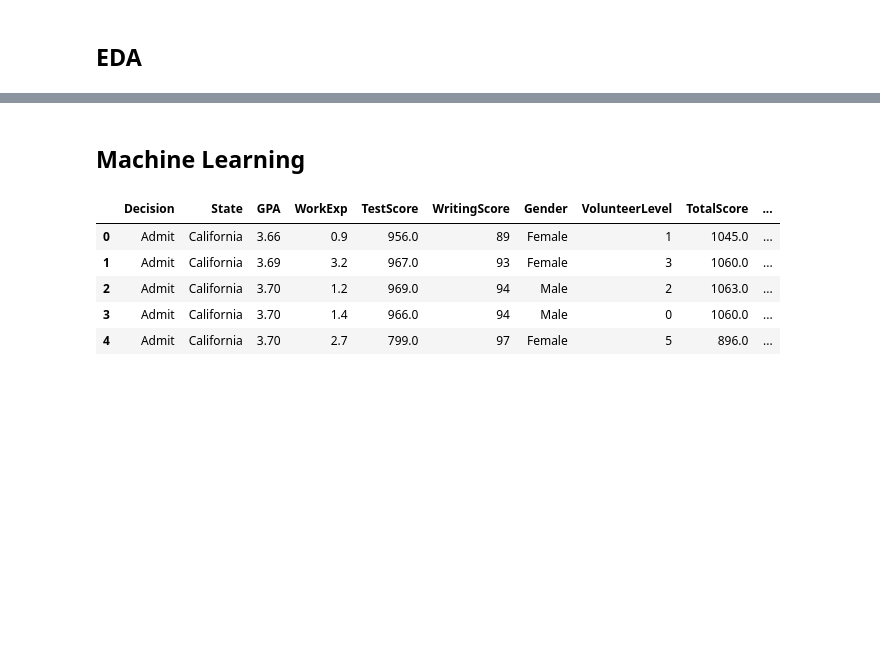
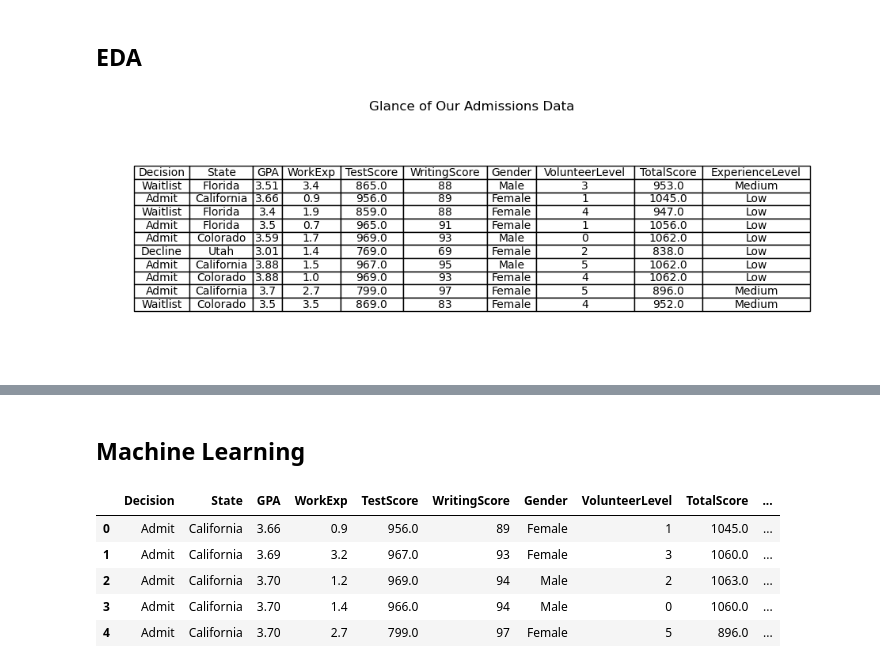
Before and after one commit to JiaruHe-1/5900-HW1, a Jupyter notebook: hw1.ipynb, the cells around one changed output, grey strips where cells are left out. Cells and saved outputs as stored; diff of their text form; code cells hidden in the pictures; blank space fills up the shorter version.

```diff
--- a/hw1.ipynb
+++ b/hw1.ipynb
@@ -1,3 +1,37 @@
 # %% [markdown]
 ## EDA
+# %%
+import pandas as pd
+import matplotlib.pyplot as plt
+import seaborn as sns
+import random
+
+# Load the dataset
+file_path = "Cleaned_Sorted_SummerStudentAdmissions.csv"
+df = pd.read_csv(file_path)
+
+
+# Randomly select 10 rows from the dataset
+random_rows = df.sample(n=10, random_state=42)  # Set random_state for reproducibility
+
+# Create a styled table using Matplotlib
+plt.figure(figsize=(12, 4))  # Adjust the size of the table
+table_data = random_rows  # Randomly selected rows
+
+# Create the table plot
+table = plt.table(
+    cellText=table_data.values,
+    colLabels=table_data.columns,
+    cellLoc='center',
+    loc='center'
+)
+
+table.auto_set_font_size(False)
+table.set_fontsize(10)
+table.auto_set_column_width(col=list(range(len(df.columns))))
+plt.axis('off')  # Hide axes
+plt.title('Glance of Our Admissions Data')
+plt.show()
+# %% [output]
+[figure, added]
 # %%
```
Also changed, not shown: parts of 2 cells of this notebook, 1 other file.
